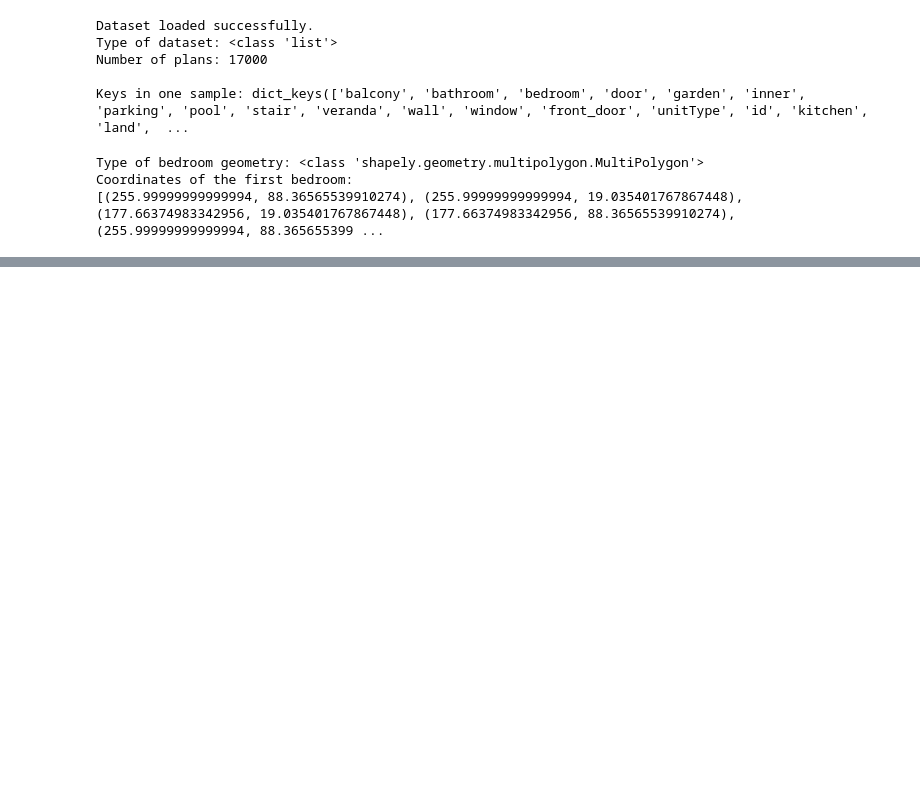
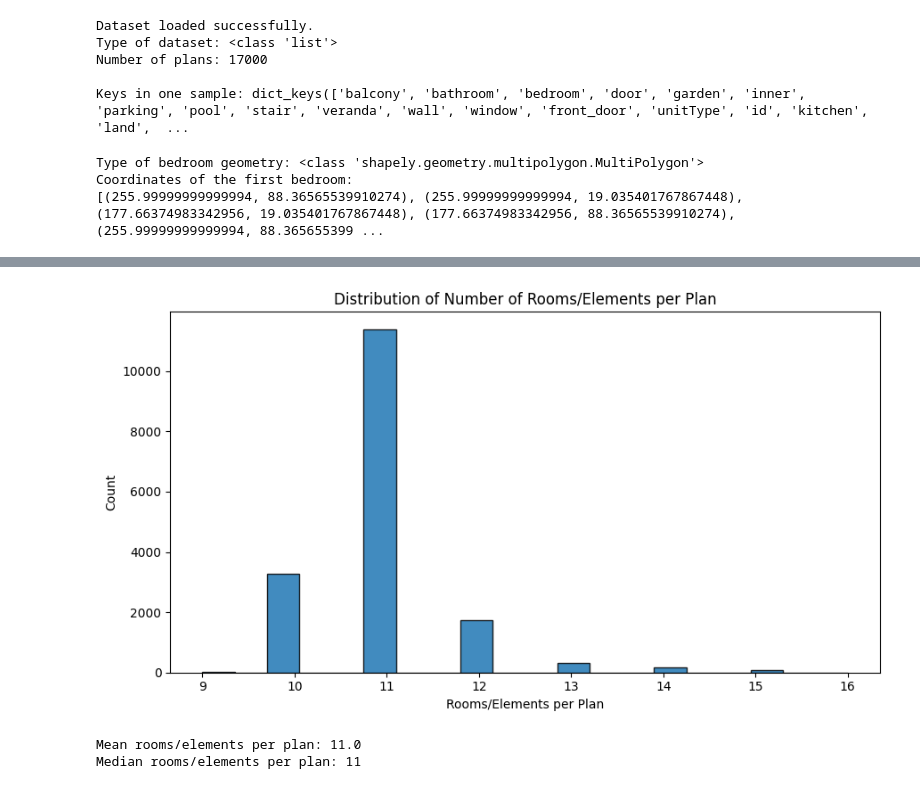
Before and after one commit to Rexalguy/AI-Architectural-project, a Jupyter notebook: data_preprocessing.ipynb, the cells around one changed output, grey strips where cells are left out. Cells and saved outputs as stored; diff of their text form; code cells hidden in the pictures; blank space fills up the shorter version.

```diff
--- a/data_preprocessing.ipynb
+++ b/data_preprocessing.ipynb
@@ -210,0 +424,17 @@ ModuleNotFoundError: No module named 'torch_geometric'
+# %%
+# 4) Number of rooms per plan
+
+plt.figure(figsize=(9, 5))
+plt.hist(rooms_per_plan, bins=20, edgecolor="black", alpha=0.85)
+plt.title("Distribution of Number of Rooms/Elements per Plan")
+plt.xlabel("Rooms/Elements per Plan")
+plt.ylabel("Count")
+plt.tight_layout()
+plt.show()
+
+print("Mean rooms/elements per plan:", round(np.mean(rooms_per_plan), 2))
+print("Median rooms/elements per plan:", int(np.median(rooms_per_plan)))
+# %% [output]
+[figure, added]
+Mean rooms/elements per plan: 11.0
+Median rooms/elements per plan: 11
```
Also changed, not shown: parts of 12 cells of this notebook.
